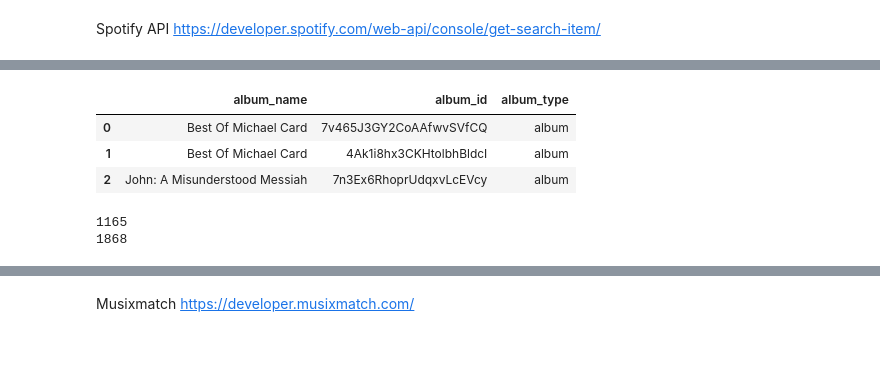
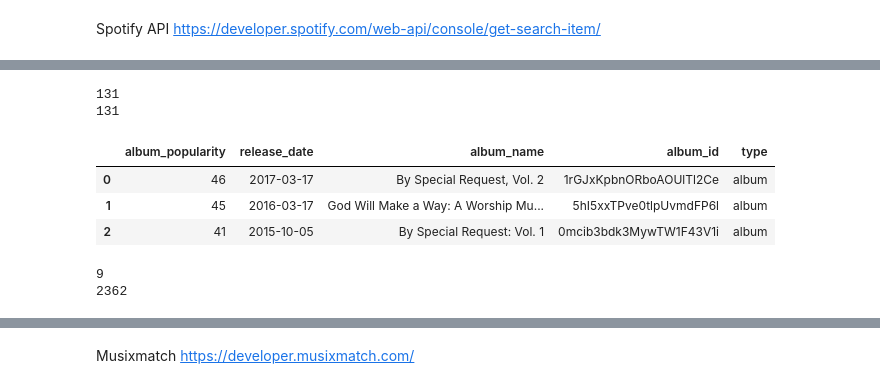
Before and after one commit to chenjennhaur/lyrics, a Jupyter notebook: API.ipynb, the cells around one changed output, grey strips where cells are left out. Saved outputs shown, nothing was run; the diff lists cells and outputs as text; code cells hidden in the pictures; blank space fills up the shorter version.

```diff
--- a/API.ipynb
+++ b/API.ipynb
@@ -109,7 +109,7 @@ Spotify API
 https://developer.spotify.com/web-api/console/get-search-item/
 # %%
 #Get Artist
-search = "michael card".replace(" ","%20")
+search = "don moen".replace(" ","%20")
 
 url = 'https://api.spotify.com/v1/search?q='+search+'&type=artist'
 print(url)
@@ -157,19 +134,23 @@ albums
 # %%
 # Get Albums
 columns = ['album_name','album_id','album_type']
-dfalbums = pd.DataFrame(columns=columns)
+df_albums = pd.DataFrame(columns=columns)
 
 url = 'https://api.spotify.com/v1/artists/'+artist[0]+"/albums"
 # print(url)
 
 iter = 0
+albums = requests.get(url,headers=header).json()
 while True:
-    albums = requests.get(url,headers=header).json()
     for a in albums['items']:
         row = [a['name'],a['id'],a['album_type']]
-        dfalbums.loc[len(dfalbums)] = row
-    if (albums['next'] == None)|(iter>20) :
+        df_albums.loc[len(df_albums)] = row
+    if (albums['next'] == None)|(iter>10) :
         break
     else:
+        print(albums['next'])
         albums = requests.get(albums['next'],headers=header).json()
         iter = iter + 1
+
+print(len(df_albums))
+print(len(df_albums['album_id'].unique()))
@@ -176,15 +166,45 @@ while True:
-# %%
-dfalbums.head(3)
-# %% [output]
-|  | album_name | album_id | album_type |
-| 0 | Best Of Michael Card | 7v465J3GY2CoAAfwvSVfCQ | album |
-| 1 | Best Of Michael Card | 4Ak1i8hx3CKHtolbhBldcI | album |
-| 2 | John: A Misunderstood Messiah | 7n3Ex6RhoprUdqxvLcEVcy | album |
+# %%
+query_album_id = df_albums['album_id']
+
+list_album_df = []
+start = 0
+end = 0
+max_per_call = 20
+iteration = math.ceil(len(query_album_id)/max_per_call)
+
+for i in range(iteration):
+    start = i*max_per_call
+    end = start+max_per_call
+    query_multiple = ','.join(query_album_id[start:end])
+
+    album_url = "https://api.spotify.com/v1/albums/?ids="+query_multiple
+
+    album_detail = requests.get(album_url,headers=header).json()
+
+    adf = pd.DataFrame(album_detail['albums']).loc[:,['popularity','release_date','name','id','type']]
+
+    list_album_df.append(adf)
+
+dfalbums = pd.concat(list_album_df)
+dfalbums=dfalbums.rename(columns = {'id':'album_id'})
+dfalbums=dfalbums.rename(columns = {'name':'album_name'})
+dfalbums=dfalbums.rename(columns = {'popularity':'album_popularity'})
+
+print(len(dfalbums))
+print(len(dfalbums['album_id'].unique()))
+dfalbums.head(3)
+# %% [output]
+131
+131
+|  | album_popularity | release_date | album_name | album_id | type |
+| 0 | 46 | 2017-03-17 | By Special Request, Vol. 2 | 1rGJxKpbnORboAOUlTl2Ce | album |
+| 1 | 45 | 2016-03-17 | God Will Make a Way: A Worship Mu... | 5hI5xxTPve0tlpUvmdFP6l | album |
+| 2 | 41 | 2015-10-05 | By Special Request: Vol. 1 | 0mcib3bdk3MywTW1F43V1i | album |
 # %%
 # Get Tracks ID in Albums
 # Loop all albums
 
-columns = ['album_name','album_id','track_id','track_name','track_artist']
+columns = ['album_name','album_id','release_date','album_popularity','album_type','track_id','track_name','track_artist']
 dftracks = pd.DataFrame(columns=columns)
 
 for key,row in dfalbums.iterrows():
@@ -193,11 +213,12 @@ for key,row in dfalbums.iterrows():
 #     print(row['album_id'])
     url = 'https://api.spotify.com/v1/albums/'+row['album_id']+"/tracks"
 #     print(url)
+    tracks = requests.get(url,headers=header).json()
     iter = 0
     while True:
-        tracks = requests.get(url,headers=header).json()
+
         for t in tracks['items']:
-            insert = [row['album_name'],row['album_id'],t['id'],t['name'],t['artists'][0]['name']]
+            insert = [row['album_name'],row['album_id'],row['release_date'],row['album_popularity'],row['type'],t['id'],t['name'],t['artists'][0]['name']]
             dftracks.loc[len(dftracks)] = insert
 
         if (tracks['next'] == None)|(iter>5) :
@@ -205,9 +226,10 @@ for key,row in dfalbums.iterrows():
         else:
             tracks = requests.get(tracks['next'],headers=header).json()
             iter = iter + 1
+
+
+print(len(dftracks[dftracks['track_artist']=='Twila Paris']))
+print(len(dftracks))
+# %% [output]
+9
+2362
-# %%
-print(len(dftracks[dftracks['track_artist']=='Michael Card']))
-print(len(dftracks))
-# %% [output]
-1165
-1868
```
Also changed, not shown: parts of 13 cells of this notebook.
